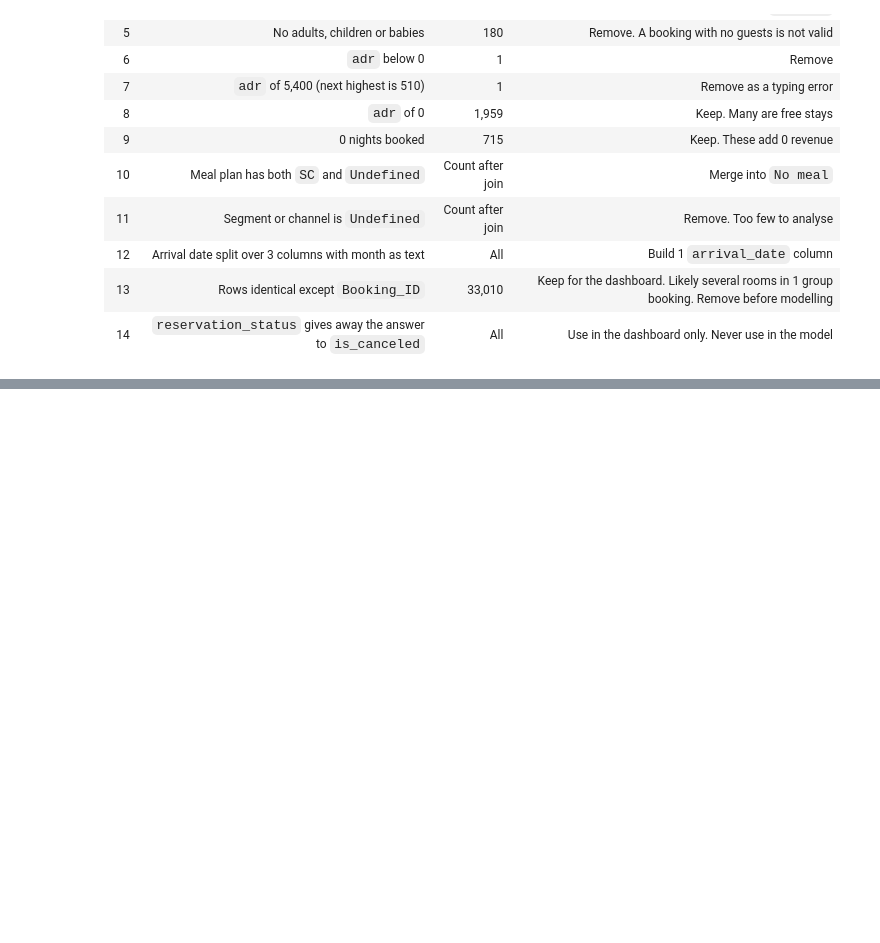
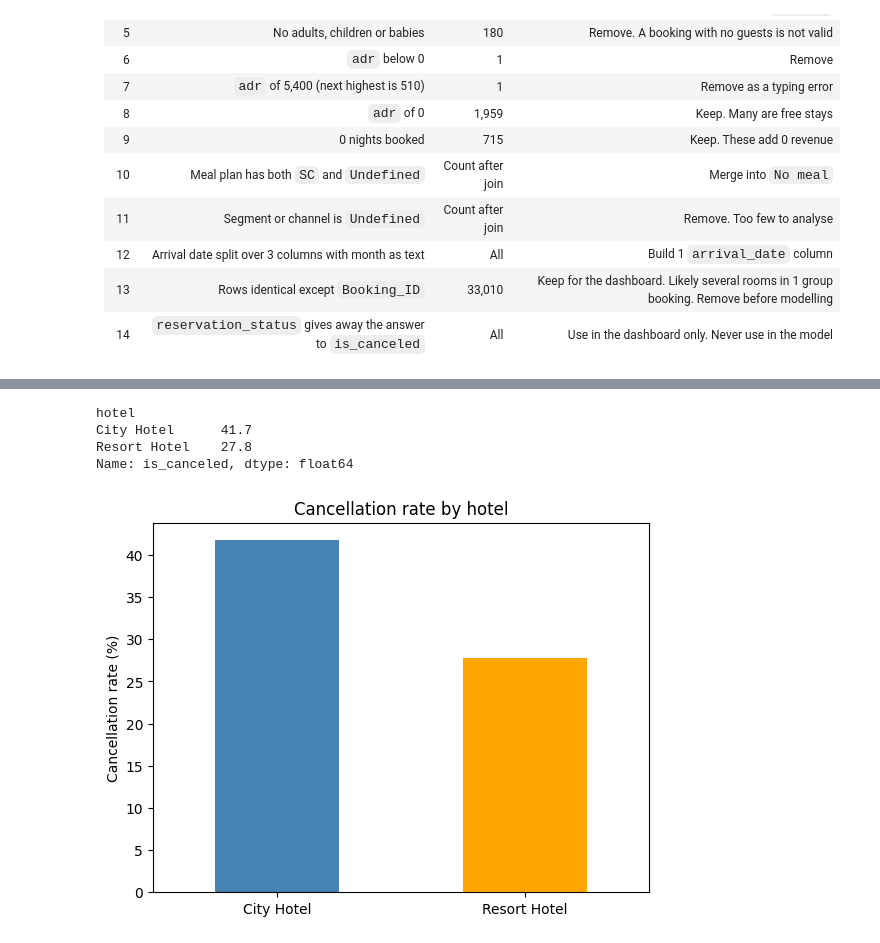
Before and after one commit to ahchu2525/capstone-hosp, a Jupyter notebook: hotel.ipynb, the cells around one changed output, grey strips where cells are left out. Drawn from its saved outputs; the diff is of its cells as text; code cells hidden in the pictures; blank space fills up the shorter version.

```diff
--- a/hotel.ipynb
+++ b/hotel.ipynb
@@ -242,0 +248,16 @@ True
+# %%
+df = bookings.merge(hotels, on='Hotel_ID', how='left')
+df = df.merge(segments, on='Market_Segment_ID', how='left')
+df = df.merge(customer_types, on='Customer_Type_ID', how='left')
+df = df.merge(status, on='Reservation_ID', how='left')
+
+df['total_nights'] = df['stays_in_weekend_nights'] + df['stays_in_week_nights']
+df['room_revenue'] = df['adr'] * df['total_nights']
+
+month_order = ['January', 'February', 'March', 'April', 'May', 'June',
+               'July', 'August', 'September', 'October', 'November', 'December']
+
+stayed = df[df['is_canceled'] == 0]
+cancelled = df[df['is_canceled'] == 1]
+
+print(df.shape)
@@ -242,0 +279,16 @@ True
+# %%
+rate = df.groupby('hotel')['is_canceled'].mean() * 100
+print(rate.round(1))
+
+rate.plot(kind='bar', color=['steelblue', 'orange'])
+plt.title('Cancellation rate by hotel')
+plt.ylabel('Cancellation rate (%)')
+plt.xlabel('')
+plt.xticks(rotation=0)
+plt.show()
+# %% [output]
+hotel
+City Hotel      41.7
+Resort Hotel    27.8
+Name: is_canceled, dtype: float64
+[figure, added]
```
Also changed, not shown: parts of 31 cells of this notebook.
